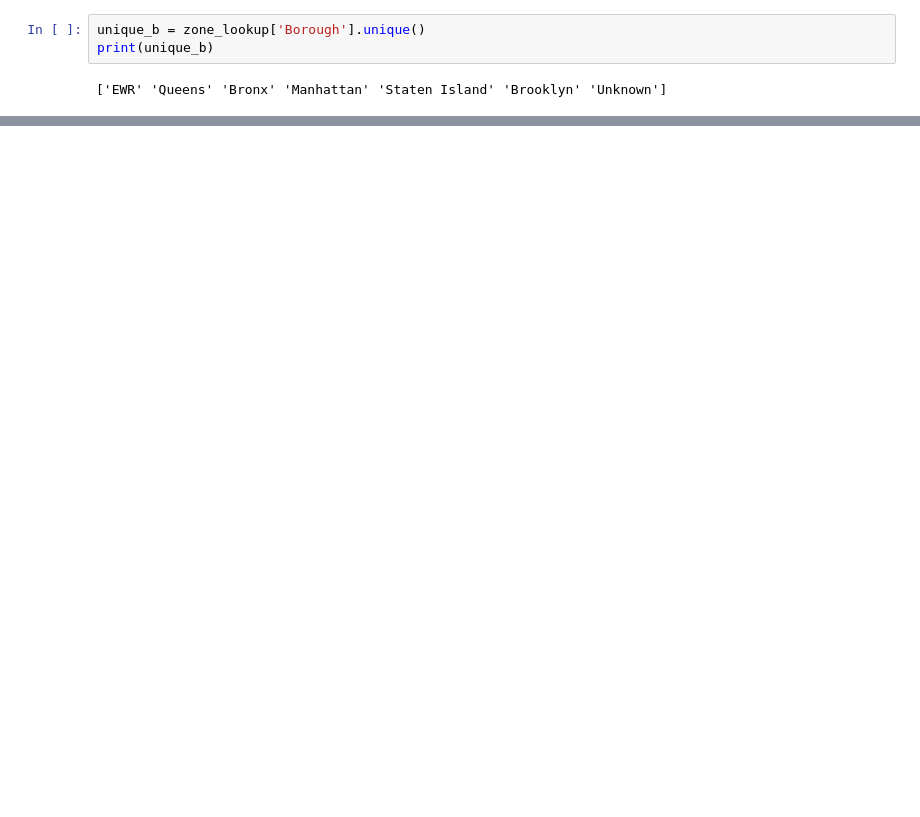
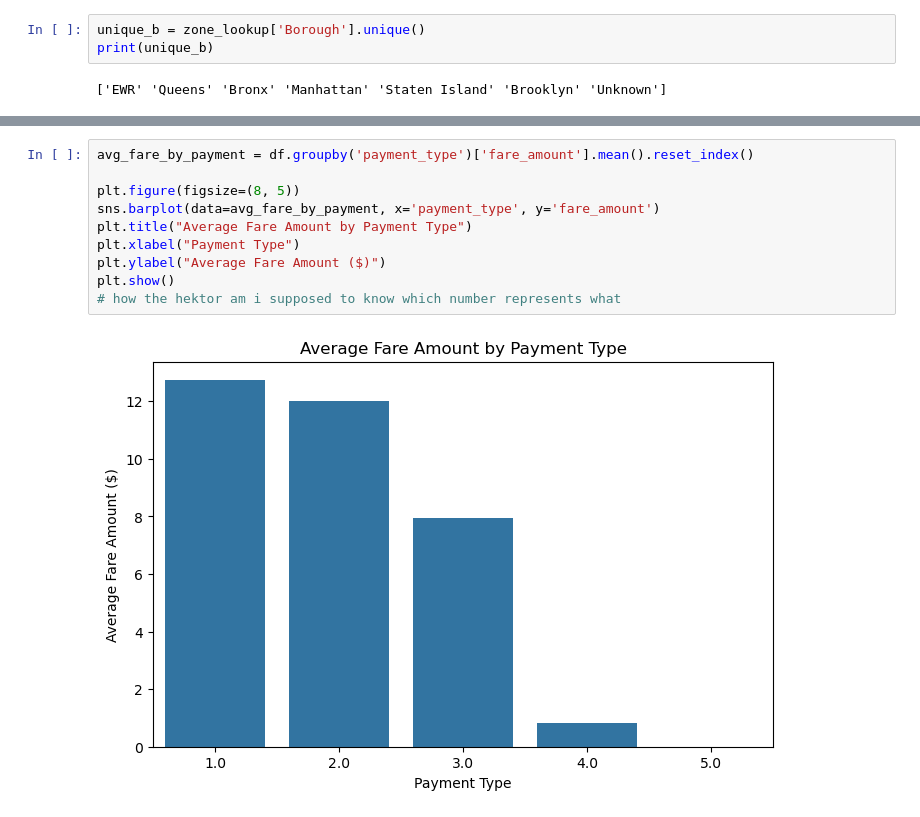
Before and after one commit to marieluha/NYCtaxi, a Jupyter notebook: taxiFare.ipynb, the cells around one changed output, grey strips where cells are left out. Drawn from its saved outputs; the diff is of its cells as text; blank space fills up the shorter version.

```diff
--- a/taxiFare.ipynb
+++ b/taxiFare.ipynb
@@ -220,0 +366,12 @@ print(unique_b)
+# %%
+avg_fare_by_payment = df.groupby('payment_type')['fare_amount'].mean().reset_index()
+
+plt.figure(figsize=(8, 5))
+sns.barplot(data=avg_fare_by_payment, x='payment_type', y='fare_amount')
+plt.title("Average Fare Amount by Payment Type")
+plt.xlabel("Payment Type")
+plt.ylabel("Average Fare Amount ($)")
+plt.show()
+# how the hektor am i supposed to know which number represents what
+# %% [output]
+[figure, added]
```
Also changed, not shown: parts of 18 cells of this notebook.
